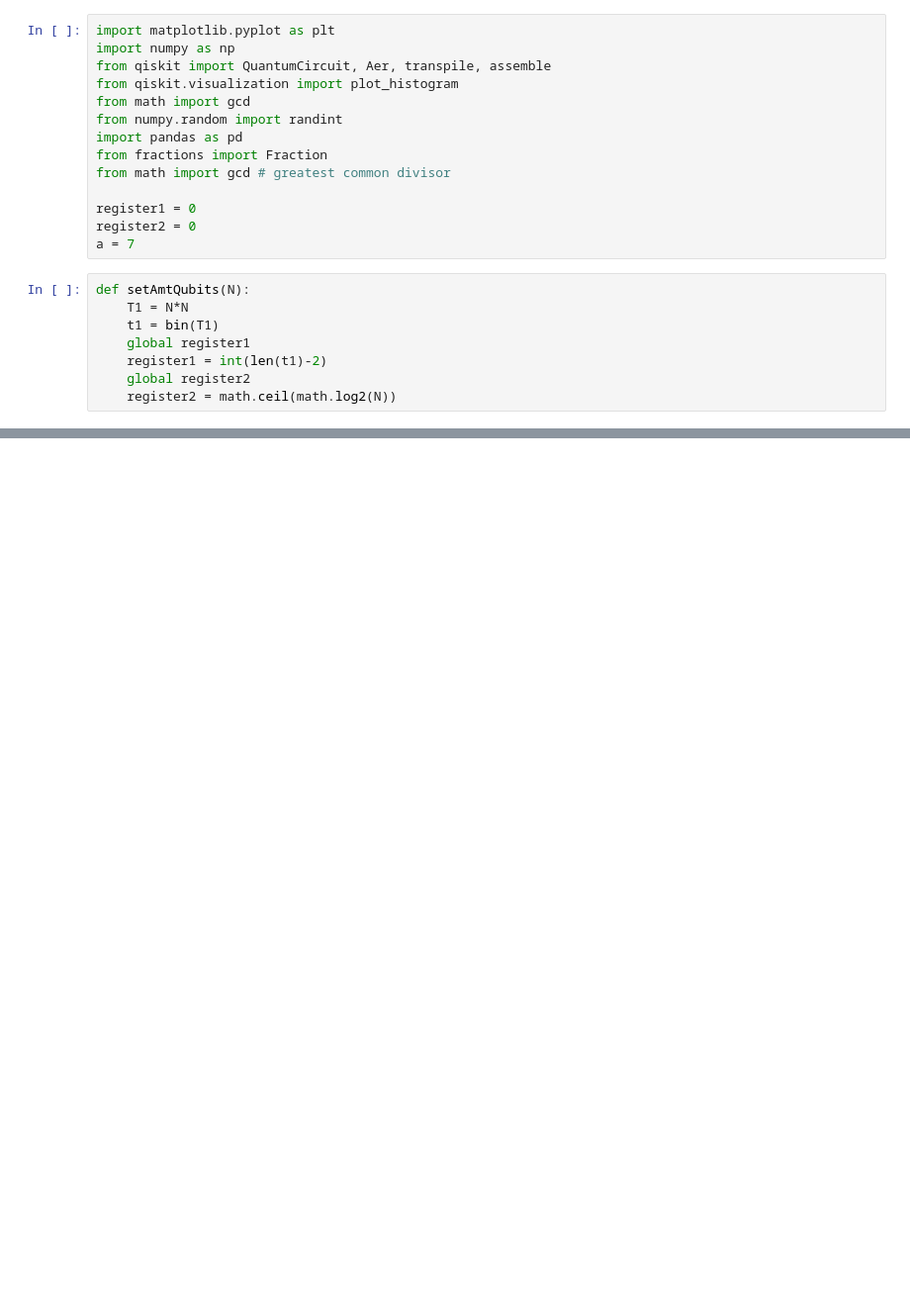
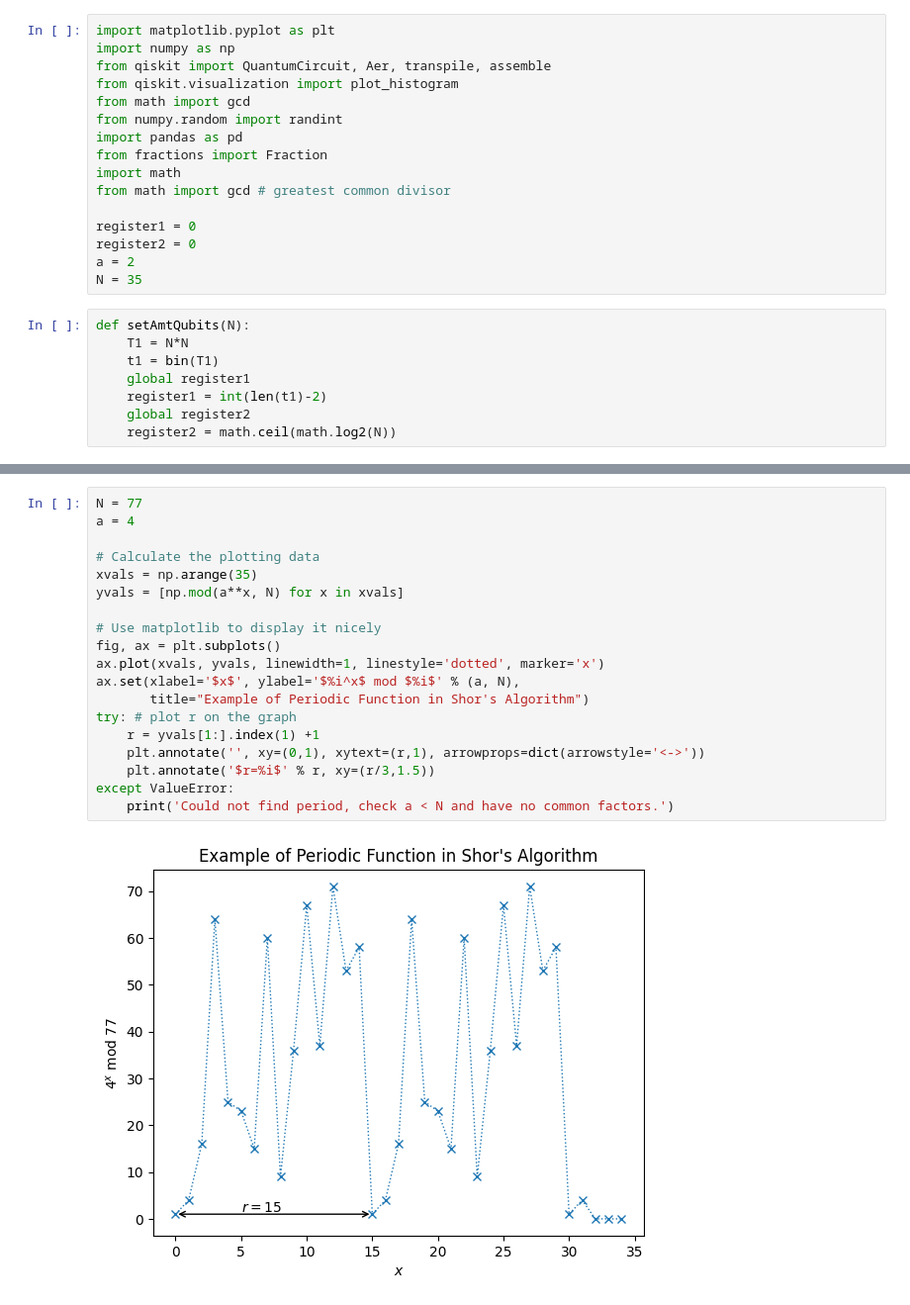
Before and after one commit to naveinsuresh/quantum_hackathon, a Jupyter notebook: Step by Step.ipynb, the cells around one changed output, grey strips where cells are left out. Shown at 99% size. Saved outputs shown, nothing was run; the diff lists cells and outputs as text; blank space fills up the shorter version.

```diff
--- a/Step by Step.ipynb
+++ b/Step by Step.ipynb
@@ -7,11 +7,13 @@ from math import gcd
 from numpy.random import randint
 import pandas as pd
 from fractions import Fraction
+import math
 from math import gcd # greatest common divisor
 
 register1 = 0
 register2 = 0
-a = 7
+a = 2
+N = 35
 # %%
 def setAmtQubits(N):
     T1 = N*N
@@ -40,0 +139,21 @@ print(a2jmodN(7,4,53))
+# %%
+N = 77
+a = 4
+
+# Calculate the plotting data
+xvals = np.arange(35)
+yvals = [np.mod(a**x, N) for x in xvals]
+
+# Use matplotlib to display it nicely
+fig, ax = plt.subplots()
+ax.plot(xvals, yvals, linewidth=1, linestyle='dotted', marker='x')
+ax.set(xlabel='$x$', ylabel='$%i^x$ mod $%i$' % (a, N),
+       title="Example of Periodic Function in Shor's Algorithm")
+try: # plot r on the graph
+    r = yvals[1:].index(1) +1
+    plt.annotate('', xy=(0,1), xytext=(r,1), arrowprops=dict(arrowstyle='<->'))
+    plt.annotate('$r=%i$' % r, xy=(r/3,1.5))
+except ValueError:
+    print('Could not find period, check a < N and have no common factors.')
+# %% [output]
+[figure, added]
```
Also changed, not shown: parts of 7 cells of this notebook, 1 other file.
